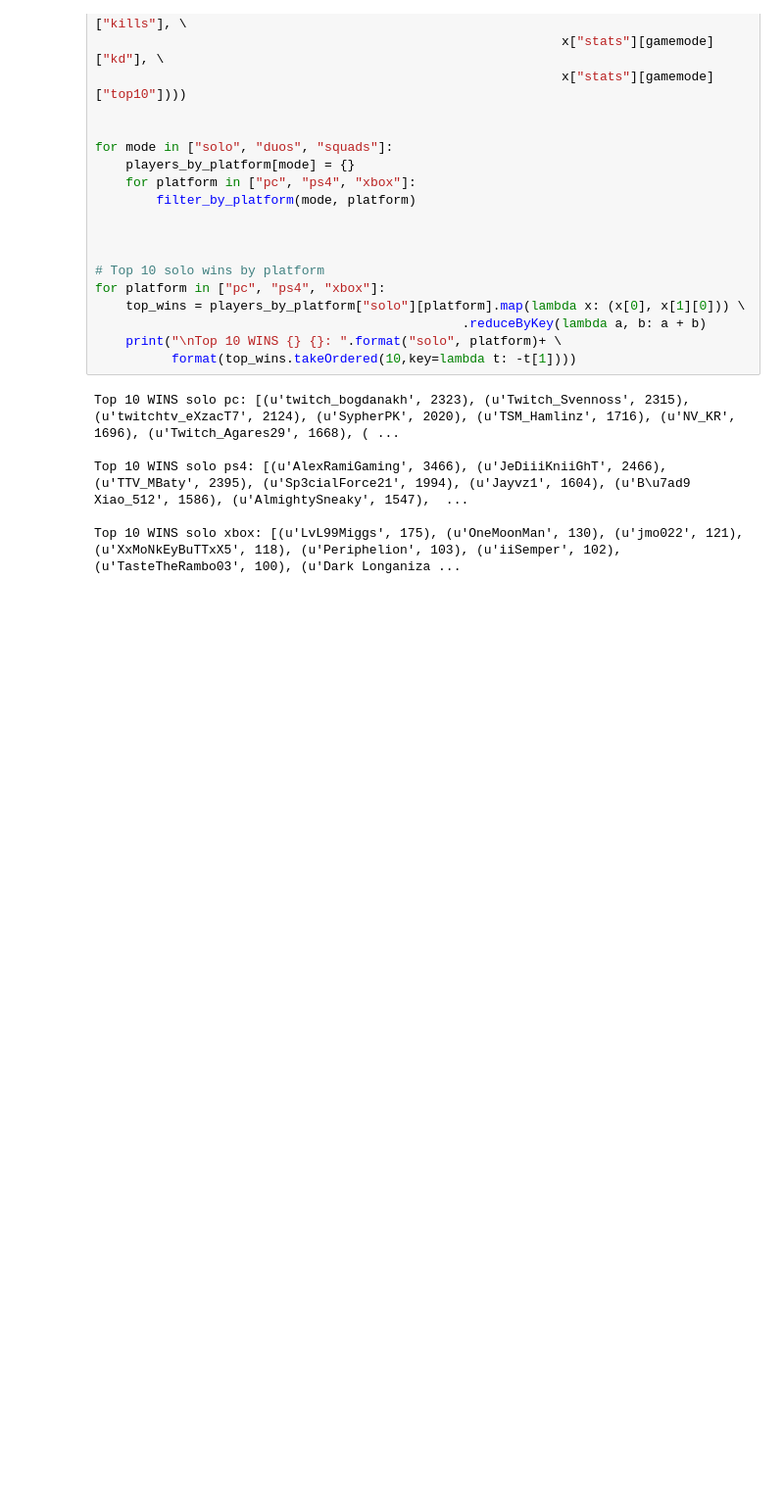
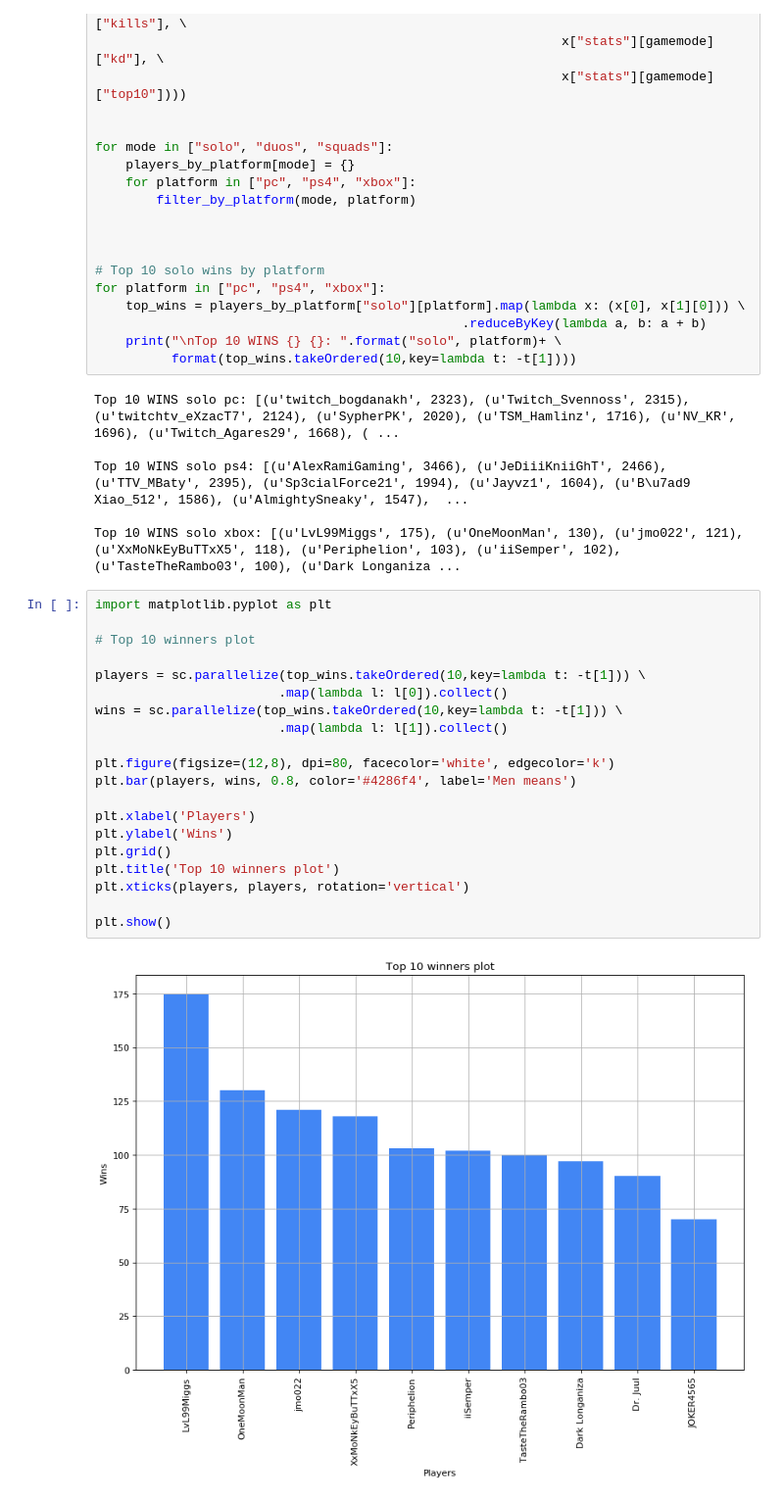
Before and after one commit to gerard87/SIPD-FinalProject, a Jupyter notebook: FinalProject.ipynb, the cells around one changed output. Shown at 98% size. Cells and saved outputs as stored; diff of their text form; blank space fills up the shorter version.

Commit message:
Top 10 winners plot

```diff
--- a/FinalProject.ipynb
+++ b/FinalProject.ipynb
@@ -103,3 +103,25 @@ Top 10 WINS solo pc: [(u'twitch_bogdanakh', 2323), (u'Twitch_Svennoss', 2315), (
 Top 10 WINS solo ps4: [(u'AlexRamiGaming', 3466), (u'JeDiiiKniiGhT', 2466), (u'TTV_MBaty', 2395), (u'Sp3cialForce21', 1994), (u'Jayvz1', 1604), (u'B\u7ad9 Xiao_512', 1586), (u'AlmightySneaky', 1547),  ...
 
 Top 10 WINS solo xbox: [(u'LvL99Miggs', 175), (u'OneMoonMan', 130), (u'jmo022', 121), (u'XxMoNkEyBuTTxX5', 118), (u'Periphelion', 103), (u'iiSemper', 102), (u'TasteTheRambo03', 100), (u'Dark Longaniza ...
+# %%
+import matplotlib.pyplot as plt
+
+# Top 10 winners plot
+
+players = sc.parallelize(top_wins.takeOrdered(10,key=lambda t: -t[1])) \
+                        .map(lambda l: l[0]).collect()
+wins = sc.parallelize(top_wins.takeOrdered(10,key=lambda t: -t[1])) \
+                        .map(lambda l: l[1]).collect()
+
+plt.figure(figsize=(12,8), dpi=80, facecolor='white', edgecolor='k')
+plt.bar(players, wins, 0.8, color='#4286f4', label='Men means')
+
+plt.xlabel('Players')
+plt.ylabel('Wins')
+plt.grid()
+plt.title('Top 10 winners plot')
+plt.xticks(players, players, rotation='vertical')
+
+plt.show()
+# %% [output]
+[figure, added]
```
